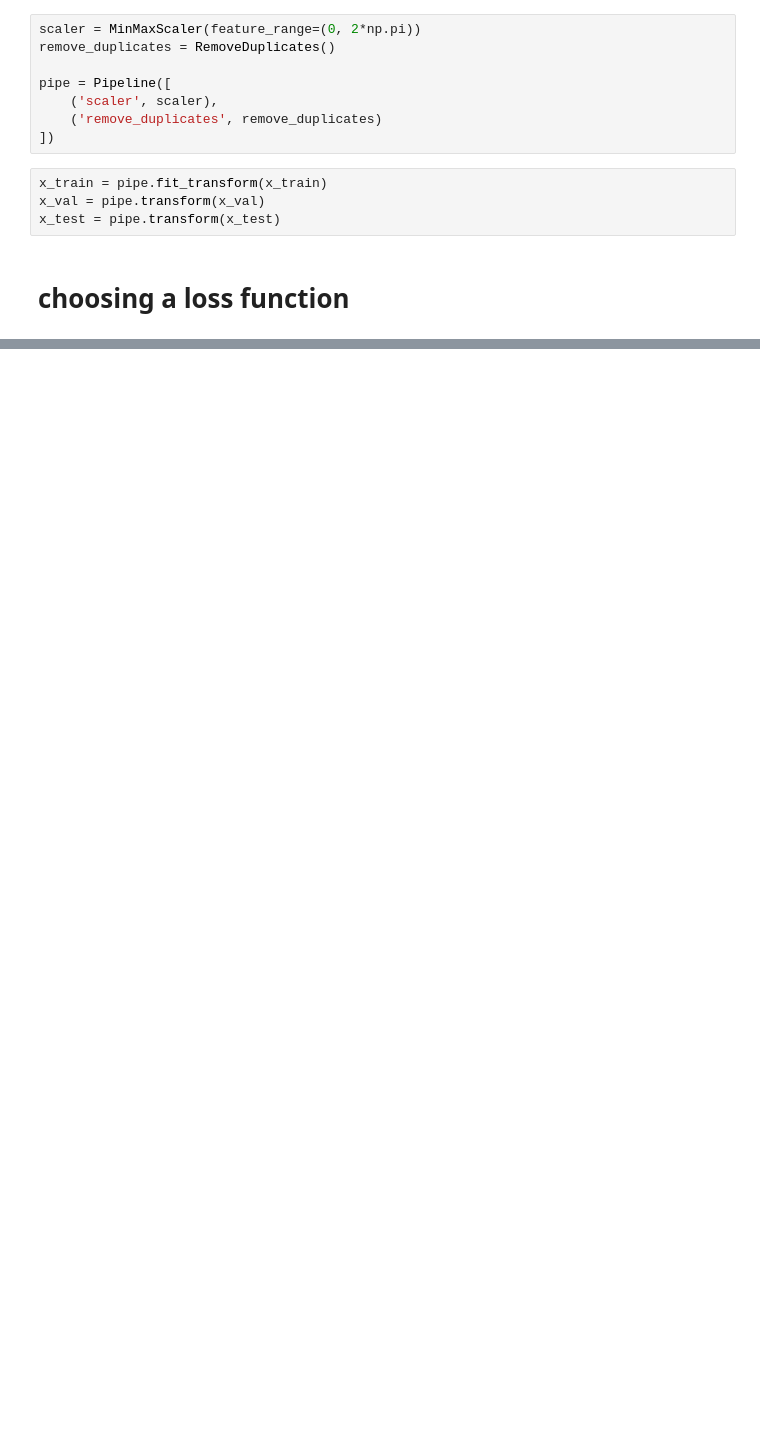
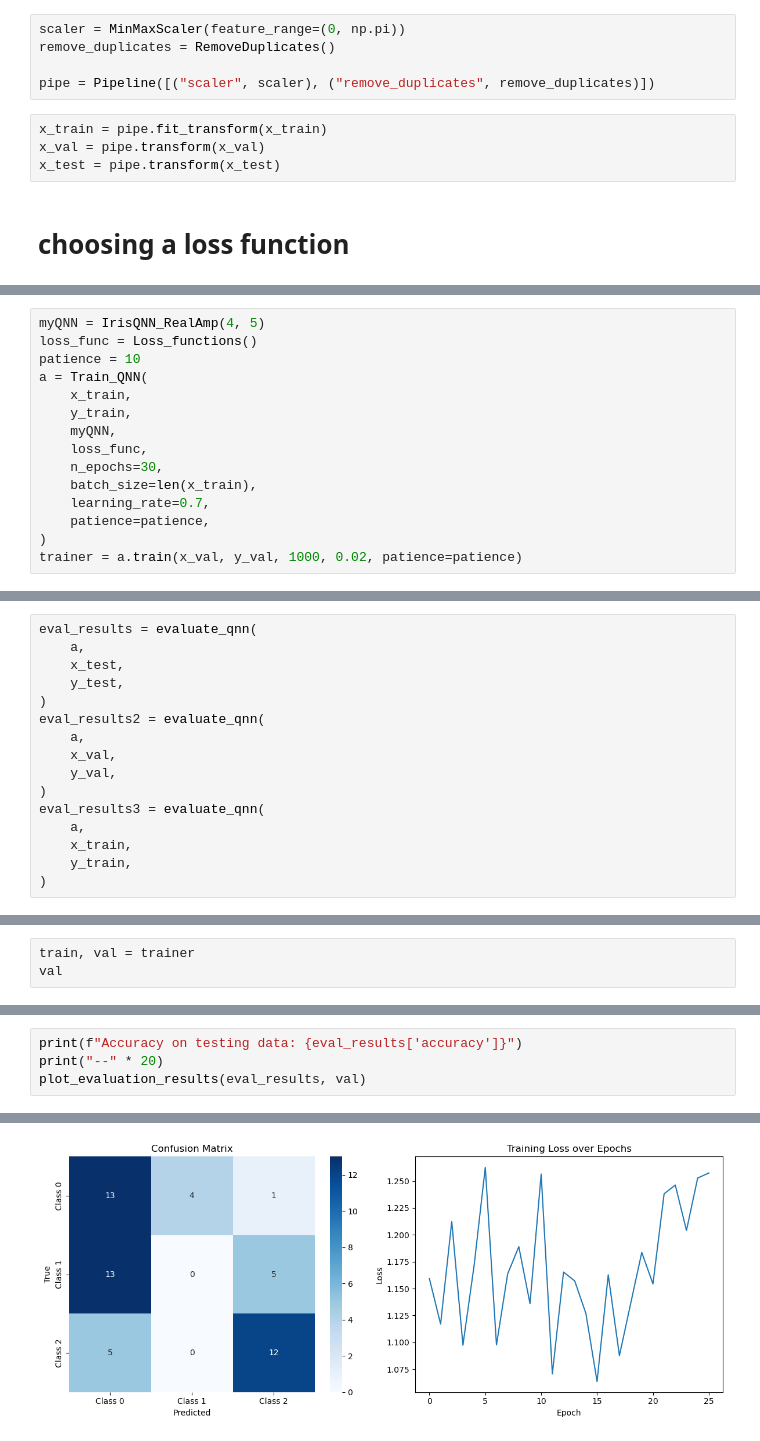
Before and after one commit to martinfloo/inf367-ma2, a Jupyter notebook: ma2Martin.ipynb, the cells around one changed output, grey strips where cells are left out. Drawn from its saved outputs; the diff is of its cells as text; blank space fills up the shorter version.

Commit message:
Trying to fix the training loop

```diff
--- a/ma2Martin.ipynb
+++ b/ma2Martin.ipynb
@@ -77,13 +87,10 @@ class RemoveDuplicates(BaseEstimator, TransformerMixin):
         df = df.drop_duplicates()
         return df.values
 # %%
-scaler = MinMaxScaler(feature_range=(0, 2*np.pi))
+scaler = MinMaxScaler(feature_range=(0, np.pi))
 remove_duplicates = RemoveDuplicates()
 
-pipe = Pipeline([
-    ('scaler', scaler),
-    ('remove_duplicates', remove_duplicates)
-])
+pipe = Pipeline([("scaler", scaler), ("remove_duplicates", remove_duplicates)])
 # %%
 x_train = pipe.fit_transform(x_train)
 x_val = pipe.transform(x_val)
@@ -210,0 +529,15 @@ TypeError: 'numpy.float64' object is not callable
+# %%
+myQNN = IrisQNN_RealAmp(4, 5)
+loss_func = Loss_functions()
+patience = 10
+a = Train_QNN(
+    x_train,
+    y_train,
+    myQNN,
+    loss_func,
+    n_epochs=30,
+    batch_size=len(x_train),
+    learning_rate=0.7,
+    patience=patience,
+)
+trainer = a.train(x_val, y_val, 1000, 0.02, patience=patience)
@@ -210,0 +562,16 @@ TypeError: 'numpy.float64' object is not callable
+# %%
+eval_results = evaluate_qnn(
+    a,
+    x_test,
+    y_test,
+)
+eval_results2 = evaluate_qnn(
+    a,
+    x_val,
+    y_val,
+)
+eval_results3 = evaluate_qnn(
+    a,
+    x_train,
+    y_train,
+)
@@ -210,0 +591,3 @@ TypeError: 'numpy.float64' object is not callable
+# %%
+train, val = trainer
+val
@@ -210,0 +612,5 @@ TypeError: 'numpy.float64' object is not callable
+# %%
+print(f"Accuracy on testing data: {eval_results['accuracy']}")
+print("--" * 20)
+plot_evaluation_results(eval_results, val)
+# %% [output]
@@ -210,0 +619 @@ TypeError: 'numpy.float64' object is not callable
+[figure, added]
```
Also changed, not shown: parts of 16 cells of this notebook.
